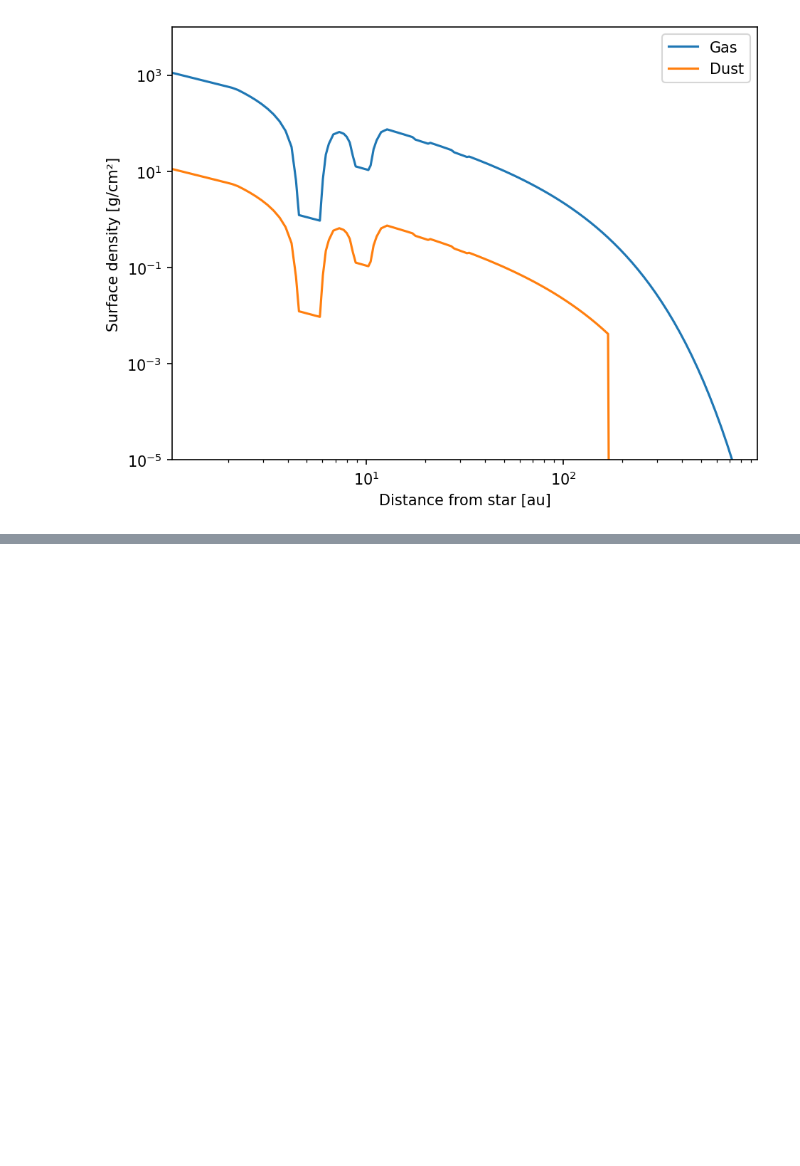
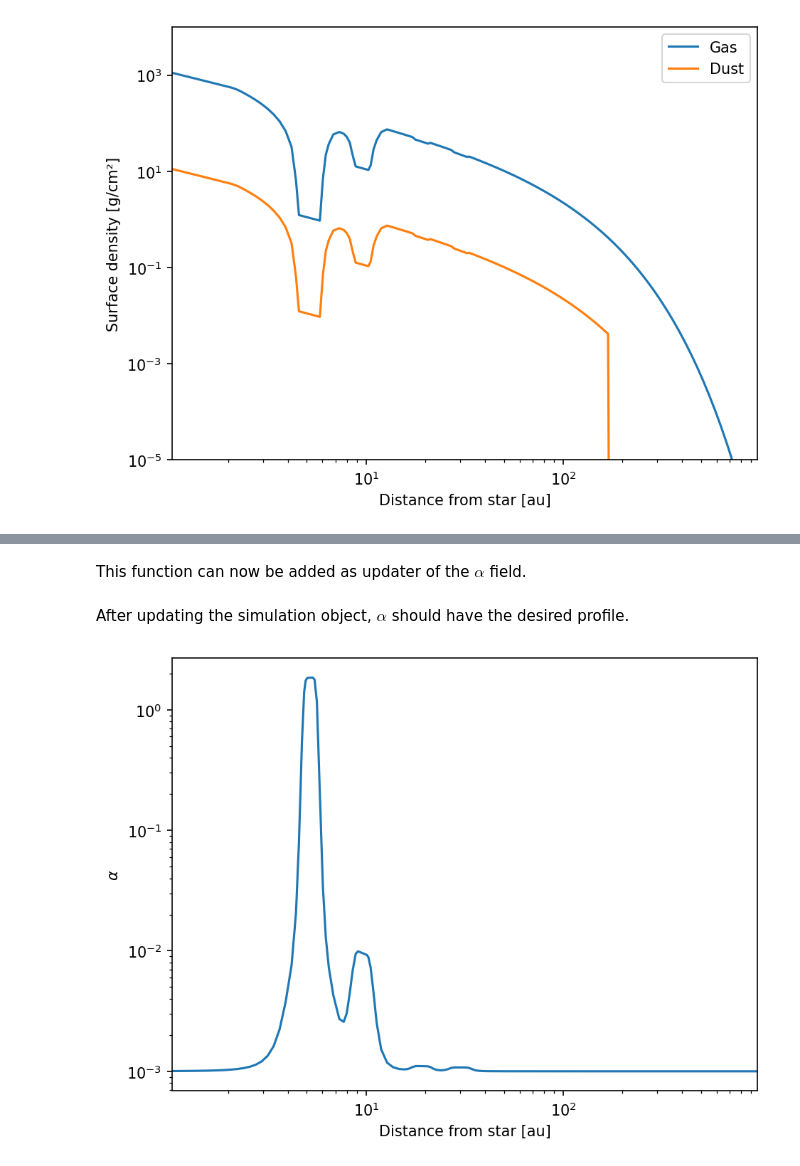
Before and after one commit to stammler/dustpylib, a Jupyter notebook: examples/substructures/planetary_gaps.ipynb, the cells around one changed output, grey strips where cells are left out. Cells and saved outputs as stored; diff of their text form; code cells hidden in the pictures; blank space fills up the shorter version.

Commit message:
Adding Duffell (2020) gap

```diff
--- a/examples/substructures/planetary_gaps.ipynb
+++ b/examples/substructures/planetary_gaps.ipynb
@@ -151,0 +212,39 @@ fig.tight_layout()
+# %%
+def alpha(s):
+    # Unperturbed profile
+    alpha = alpha0.copy()
+    # Iteration over all planets
+    for name, p in s.planets.__dict__.items():
+        # Skip hidden fields:
+        if name.startswith("_"):
+            continue
+        # Dimensionless planet mass
+        q = p.M/s.star.M
+        # Interpolation of aspect ratio and alpha0 onto planet position
+        f_h = interp1d(s.grid.r, s.gas.Hp/s.grid.r)
+        h = f_h(p.a)
+        f_alp = interp1d(s.grid.r, alpha0)
+        alp = f_alp(p.a)
+        # Inverse alpha-profile
+        alpha /= duffell2020(s.grid.r, p.a, q, h, alp)
+    return alpha
+# %% [markdown]
+This function can now be added as updater of the $\alpha$ field.
+# %%
+s.gas.alpha.updater = alpha
+# %% [markdown]
+After updating the simulation object, $\alpha$ should have the desired profile.
+# %%
+s.update()
+# %%
+import matplotlib.pyplot as plt
+plt.rcParams["figure.dpi"] = 150.
+# %%
+fig, ax = plt.subplots()
+ax.loglog(s.grid.r/c.au, s.gas.alpha)
+ax.set_xlim(s.grid.r[0]/c.au, s.grid.r[-1]/c.au)
+ax.set_xlabel("Distance from star [au]")
+ax.set_ylabel(r"$\alpha$")
+fig.tight_layout()
+# %% [output]
+[figure, added]
```
Also changed, not shown: parts of 34 cells of this notebook, 2 other files.
